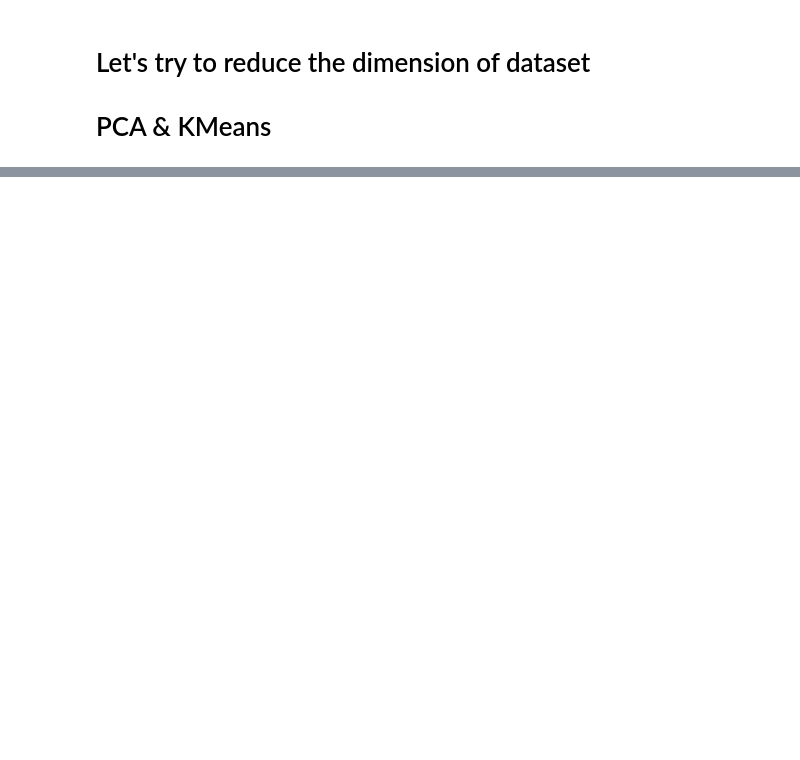
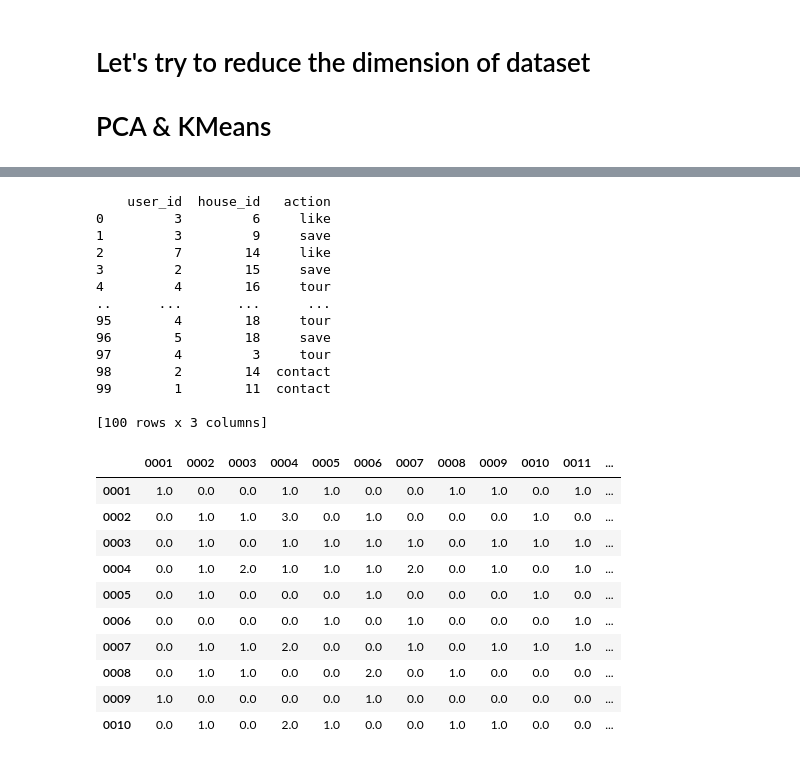
Before and after one commit to MungTsz/MATH3836-data_mining, a Jupyter notebook: property.ipynb, the cells around one changed output, grey strips where cells are left out. Saved outputs shown, nothing was run; the diff lists cells and outputs as text; code cells hidden in the pictures; blank space fills up the shorter version.

```diff
--- a/property.ipynb
+++ b/property.ipynb
@@ -863,0 +684,69 @@ print(merged)
+# %%
+import pandas as pd
+import numpy as np
+from scipy.sparse import coo_matrix
+
+# Set random seed for reproducibility
+np.random.seed(123)
+
+# Generate random data
+num_users = 10
+num_houses = 20
+num_actions = 4
+user_ids = np.random.randint(1, num_users + 1, size=100)
+house_ids = np.random.randint(1, num_houses + 1, size=100)
+actions = np.random.choice(['like', 'save', 'contact', 'tour'], size=100)
+
+data = {
+    'user_id': user_ids,
+    'house_id': house_ids,
+    'action': actions
+}
+
+df = pd.DataFrame(data)
+print(df)
+
+# Convert actions to ratings
+actions = ['like', 'save', 'contact', 'tour']
+ratings = {action: 1 for action in actions}
+
+# Calculate ratings for each user-house combination
+df['rating'] = df['action'].apply(lambda x: ratings[x])
+grouped = df.groupby(['user_id', 'house_id'], as_index=False, sort=False).sum(numeric_only=True)
+
+# Create sparse matrix
+row = grouped['user_id'].apply(lambda x: str(x).zfill(4)).astype('category').cat.codes
+col = grouped['house_id'].apply(lambda x: str(x).zfill(4)).astype('category').cat.codes
+data = grouped['rating'].astype(np.float32)
+rating_matrix = coo_matrix((data, (row, col)), shape=(num_users, num_houses))
+
+# Convert sparse matrix to dataframe
+rating_df = pd.DataFrame.sparse.from_spmatrix(rating_matrix, index=[str(x).zfill(4) for x in range(1, num_users+1)], columns=[str(x).zfill(4) for x in range(1, num_houses+1)])
+
+rating_df
+# %% [output]
+    user_id  house_id   action
+0         3         6     like
+1         3         9     save
+2         7        14     like
+3         2        15     save
+4         4        16     tour
+..      ...       ...      ...
+95        4        18     tour
+96        5        18     save
+97        4         3     tour
+98        2        14  contact
+99        1        11  contact
+
+[100 rows x 3 columns]
+|  | 0001 | 0002 | 0003 | 0004 | 0005 | 0006 | 0007 | 0008 | 0009 | 0010 | 0011 | ... |
+| 0001 | 1.0 | 0.0 | 0.0 | 1.0 | 1.0 | 0.0 | 0.0 | 1.0 | 1.0 | 0.0 | 1.0 | ... |
+| 0002 | 0.0 | 1.0 | 1.0 | 3.0 | 0.0 | 1.0 | 0.0 | 0.0 | 0.0 | 1.0 | 0.0 | ... |
+| 0003 | 0.0 | 1.0 | 0.0 | 1.0 | 1.0 | 1.0 | 1.0 | 0.0 | 1.0 | 1.0 | 1.0 | ... |
+| 0004 | 0.0 | 1.0 | 2.0 | 1.0 | 1.0 | 1.0 | 2.0 | 0.0 | 1.0 | 0.0 | 1.0 | ... |
+| 0005 | 0.0 | 1.0 | 0.0 | 0.0 | 0.0 | 1.0 | 0.0 | 0.0 | 0.0 | 1.0 | 0.0 | ... |
+| 0006 | 0.0 | 0.0 | 0.0 | 0.0 | 1.0 | 0.0 | 1.0 | 0.0 | 0.0 | 0.0 | 1.0 | ... |
+| 0007 | 0.0 | 1.0 | 1.0 | 2.0 | 0.0 | 0.0 | 1.0 | 0.0 | 1.0 | 1.0 | 1.0 | ... |
+| 0008 | 0.0 | 1.0 | 1.0 | 0.0 | 0.0 | 2.0 | 0.0 | 1.0 | 0.0 | 0.0 | 0.0 | ... |
+| 0009 | 1.0 | 0.0 | 0.0 | 0.0 | 0.0 | 1.0 | 0.0 | 0.0 | 0.0 | 0.0 | 0.0 | ... |
+| 0010 | 0.0 | 1.0 | 0.0 | 2.0 | 1.0 | 0.0 | 0.0 | 1.0 | 1.0 | 0.0 | 0.0 | ... |
```
Also changed, not shown: parts of 26 cells of this notebook.
